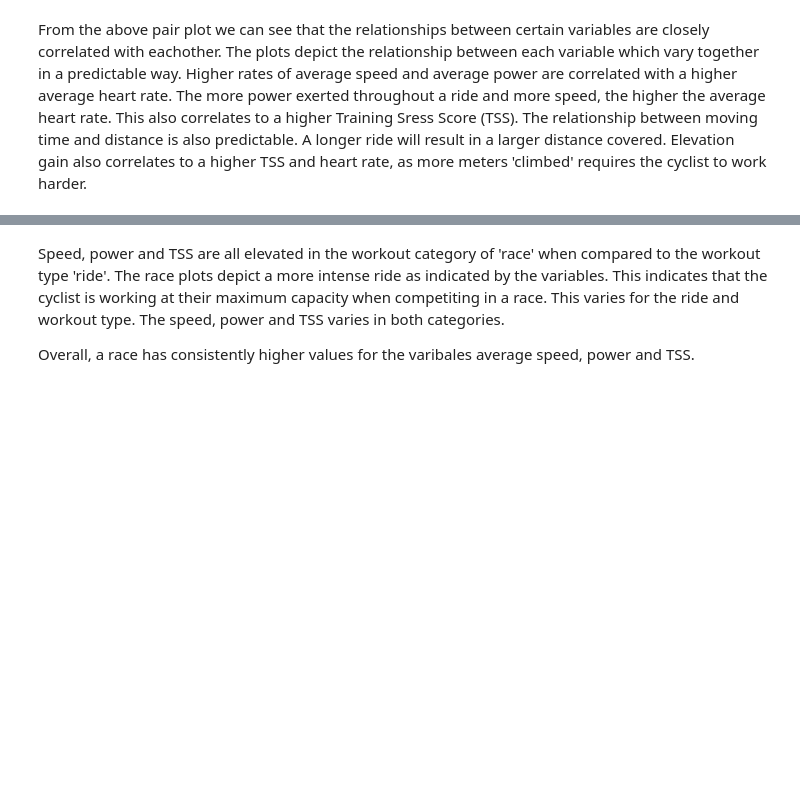
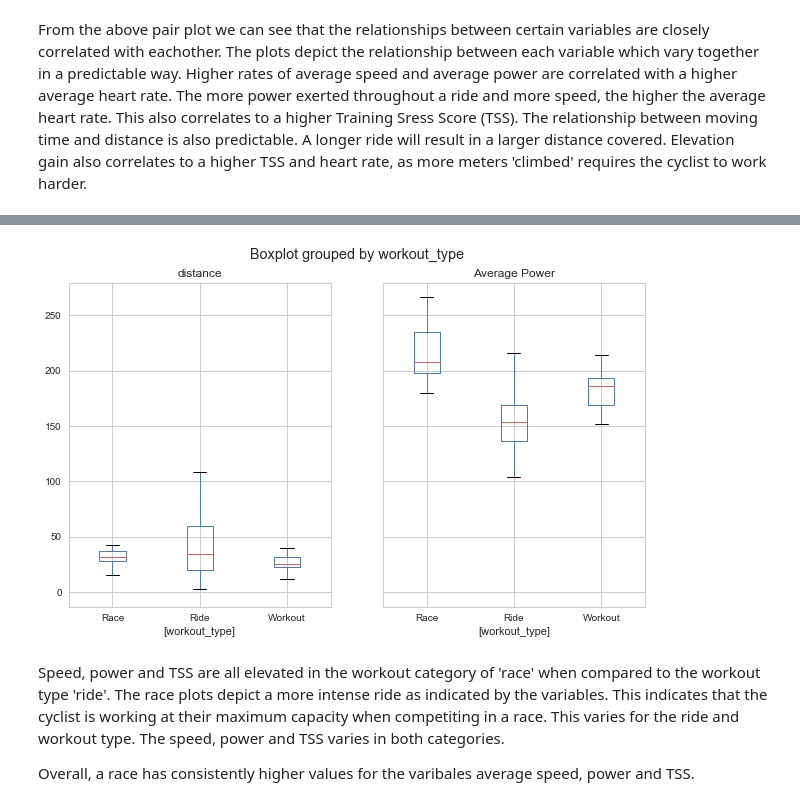
Before and after one commit to arianaroz/comp257-portfolio-2019, a Jupyter notebook: Portfolio 1.ipynb, the cells around one changed output, grey strips where cells are left out. Cells and saved outputs as stored; diff of their text form; code cells hidden in the pictures; blank space fills up the shorter version.

Commit message:
added boxplot

```diff
--- a/Portfolio 1.ipynb
+++ b/Portfolio 1.ipynb
@@ -228,3 +246,7 @@ sns.pairplot(data=workout_type, hue='workout_type')
+# %%
+boxplot = workout_type.boxplot(column=['distance', 'Average Power'], by=['workout_type'], figsize = (10,6))
+# %% [output]
+[figure, added]
 # %% [markdown]
 Speed, power and TSS are all elevated in the workout category of 'race' when compared to the workout type 'ride'. The race plots depict a more intense ride as indicated by the variables. This indicates that the cyclist is working at their maximum capacity when competiting in a race. This varies for the ride and workout type. The speed, power and TSS varies in both categories.
 
```
Also changed, not shown: parts of 14 cells of this notebook.
